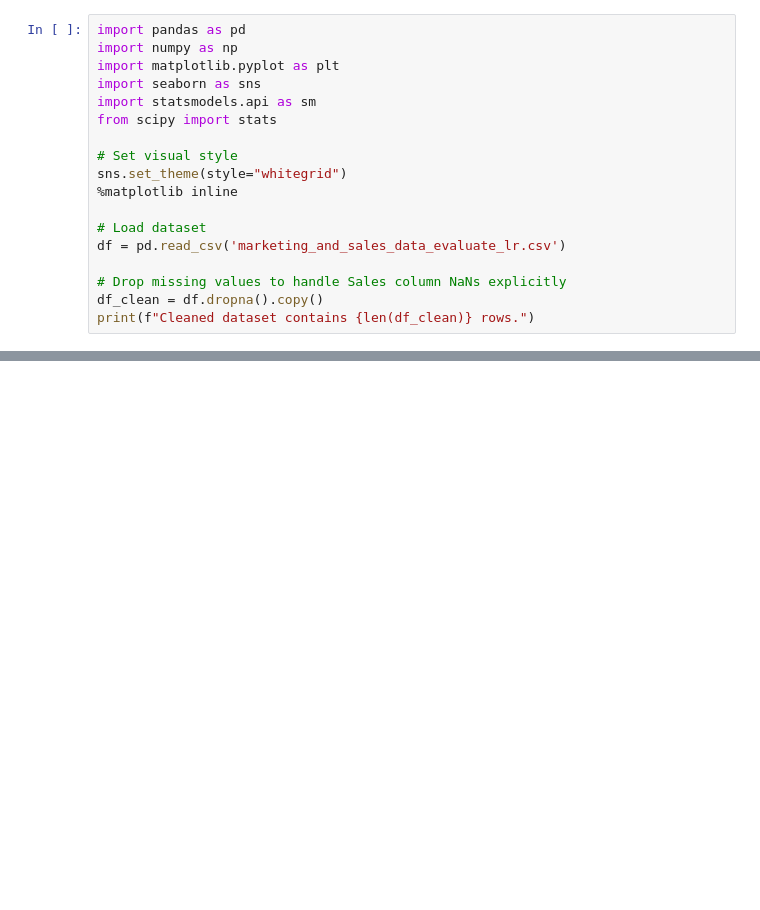
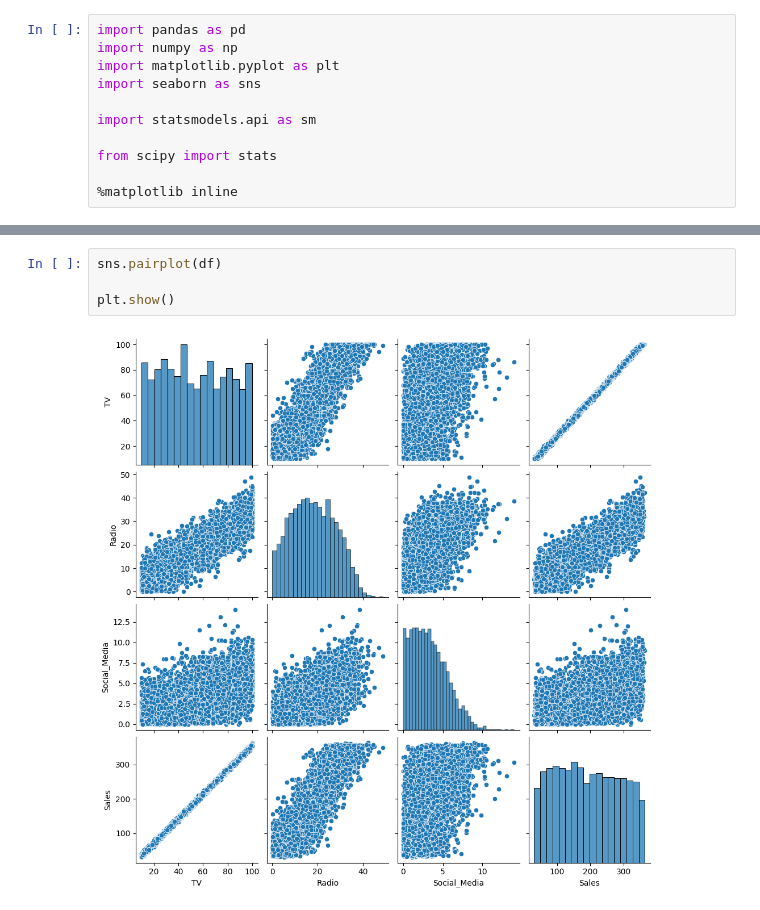
Before and after one commit to deelect-designs/marketing-roi-linear-regression, a Jupyter notebook: regression_analysis.ipynb, the cells around one changed output, grey strips where cells are left out. Saved outputs shown, nothing was run; the diff lists cells and outputs as text; blank space fills up the shorter version.

```diff
--- a/regression_analysis.ipynb
+++ b/regression_analysis.ipynb
@@ -3,16 +3,9 @@ import pandas as pd
 import numpy as np
 import matplotlib.pyplot as plt
 import seaborn as sns
+
 import statsmodels.api as sm
+
 from scipy import stats
 
-# Set visual style
-sns.set_theme(style="whitegrid")
 %matplotlib inline
-
-# Load dataset
-df = pd.read_csv('marketing_and_sales_data_evaluate_lr.csv')
-
-# Drop missing values to handle Sales column NaNs explicitly
-df_clean = df.dropna().copy()
-print(f"Cleaned dataset contains {len(df_clean)} rows.")
@@ -96,0 +60,6 @@ Notes:
+# %%
+sns.pairplot(df)
+
+plt.show()
+# %% [output]
+[figure, added]
```
Also changed, not shown: parts of 29 cells of this notebook, 1 other file.
